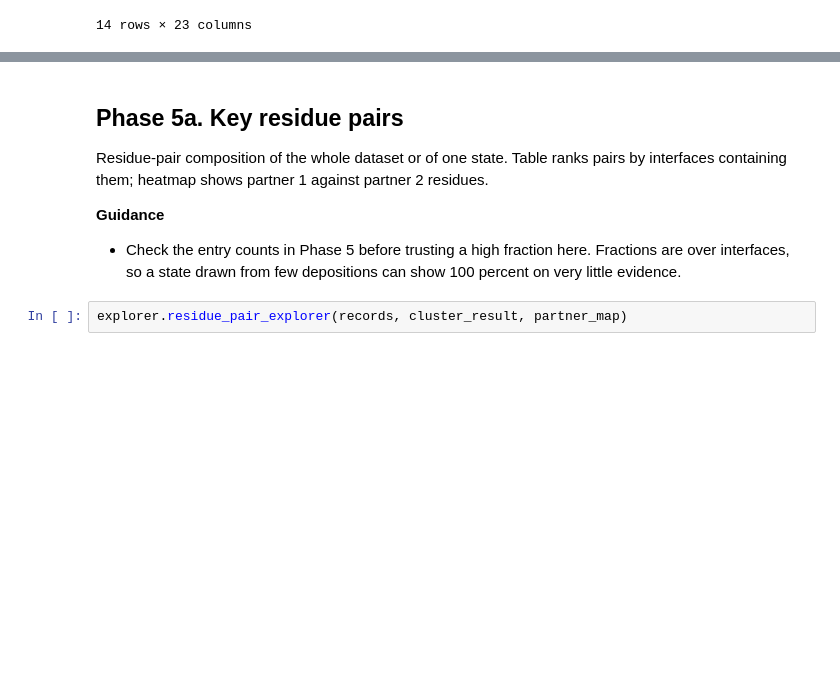
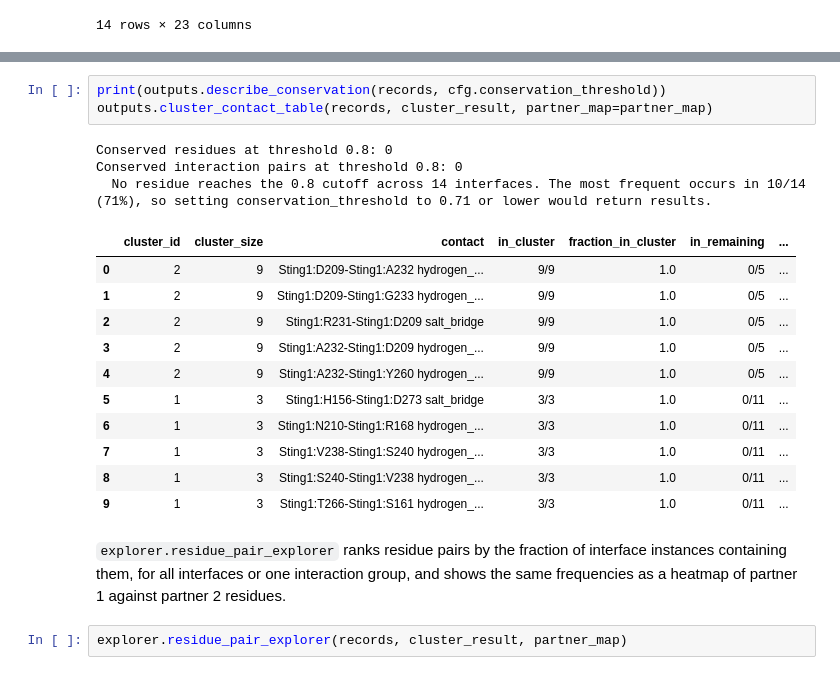
Before and after one commit to sridevan/interface_analysis_notebook, a Jupyter notebook: notebook.ipynb, the cells around one changed output, grey strips where cells are left out. Saved outputs shown, nothing was run; the diff lists cells and outputs as text; blank space fills up the shorter version.

```diff
--- a/notebook.ipynb
+++ b/notebook.ipynb
@@ -356,10 +337,23 @@ Interface interaction state 1 (3 interfaces): ligands at the interface: A1ELY (1
+# %%
+print(outputs.describe_conservation(records, cfg.conservation_threshold))
+outputs.cluster_contact_table(records, cluster_result, partner_map=partner_map)
+# %% [output]
+Conserved residues at threshold 0.8: 0
+Conserved interaction pairs at threshold 0.8: 0
+  No residue reaches the 0.8 cutoff across 14 interfaces. The most frequent occurs in 10/14 (71%), so setting conservation_threshold to 0.71 or lower would return results.
+|  | cluster_id | cluster_size | contact | in_cluster | fraction_in_cluster | in_remaining | ... |
+| 0 | 2 | 9 | Sting1:D209-Sting1:A232 hydrogen_... | 9/9 | 1.0 | 0/5 | ... |
+| 1 | 2 | 9 | Sting1:D209-Sting1:G233 hydrogen_... | 9/9 | 1.0 | 0/5 | ... |
+| 2 | 2 | 9 | Sting1:R231-Sting1:D209 salt_bridge | 9/9 | 1.0 | 0/5 | ... |
+| 3 | 2 | 9 | Sting1:A232-Sting1:D209 hydrogen_... | 9/9 | 1.0 | 0/5 | ... |
+| 4 | 2 | 9 | Sting1:A232-Sting1:Y260 hydrogen_... | 9/9 | 1.0 | 0/5 | ... |
+| 5 | 1 | 3 | Sting1:H156-Sting1:D273 salt_bridge | 3/3 | 1.0 | 0/11 | ... |
+| 6 | 1 | 3 | Sting1:N210-Sting1:R168 hydrogen_... | 3/3 | 1.0 | 0/11 | ... |
+| 7 | 1 | 3 | Sting1:V238-Sting1:S240 hydrogen_... | 3/3 | 1.0 | 0/11 | ... |
+| 8 | 1 | 3 | Sting1:S240-Sting1:V238 hydrogen_... | 3/3 | 1.0 | 0/11 | ... |
+| 9 | 1 | 3 | Sting1:T266-Sting1:S161 hydrogen_... | 3/3 | 1.0 | 0/11 | ... |
 # %% [markdown]
-## Phase 5a. Key residue pairs
-
-Residue-pair composition of the whole dataset or of one state. Table ranks pairs by interfaces containing them; heatmap shows partner 1 against partner 2 residues.
-
-**Guidance**
-- Check the entry counts in Phase 5 before trusting a high fraction here. Fractions are over interfaces, so a state drawn from few depositions can show 100 percent on very little evidence.
+`explorer.residue_pair_explorer` ranks residue pairs by the fraction of interface instances containing them, for all interfaces or one interaction group, and shows the same frequencies as a heatmap of partner 1 against partner 2 residues.
 # %%
 explorer.residue_pair_explorer(records, cluster_result, partner_map)
 # %% [output]
```
Also changed, not shown: parts of 31 cells of this notebook, 6 other files.
